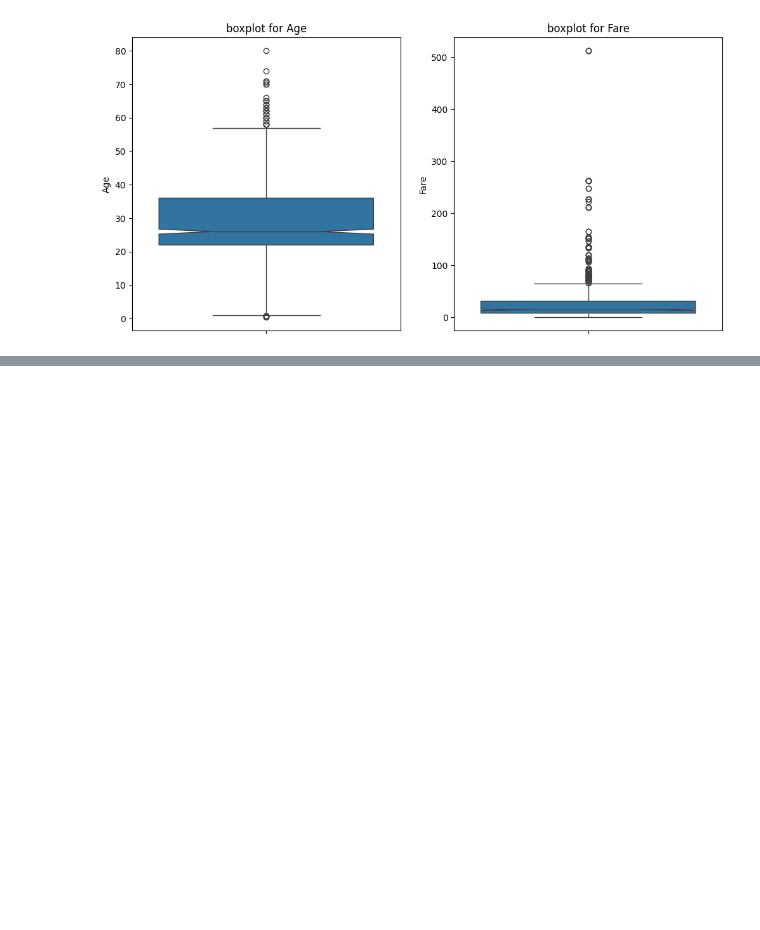
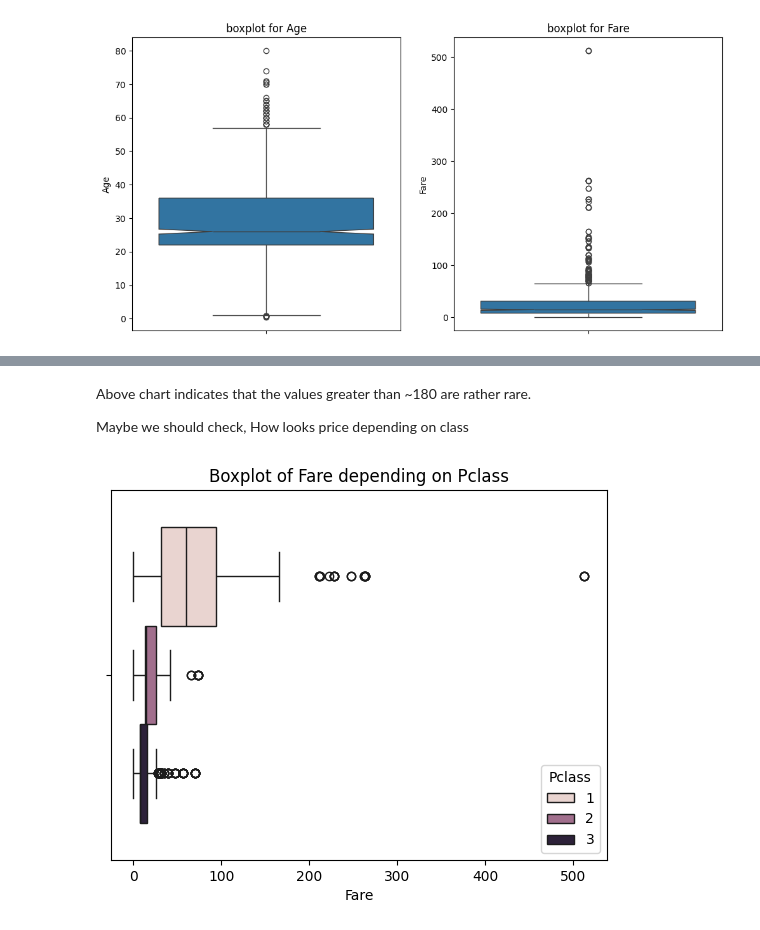
Before and after one commit to Moraw1993/Programowanie-SI, a Jupyter notebook: 5. Sklearn/titanic.ipynb, the cells around one changed output, grey strips where cells are left out. Cells and saved outputs as stored; diff of their text form; code cells hidden in the pictures; blank space fills up the shorter version.

```diff
--- a/5. Sklearn/titanic.ipynb
+++ b/5. Sklearn/titanic.ipynb
@@ -639,0 +676,10 @@ for i, ax in enumerate(axes.flatten()):
+# %% [markdown]
+Above chart indicates that the values greater than ~180 are rather rare.
+
+Maybe we should check, How looks price depending on class
+# %%
+plt.title("Boxplot of Fare depending on Pclass")
+sns.boxplot(df, x='Fare', hue='Pclass')
+plt.show()
+# %% [output]
+[figure, added]
```
Also changed, not shown: parts of 47 cells of this notebook.
